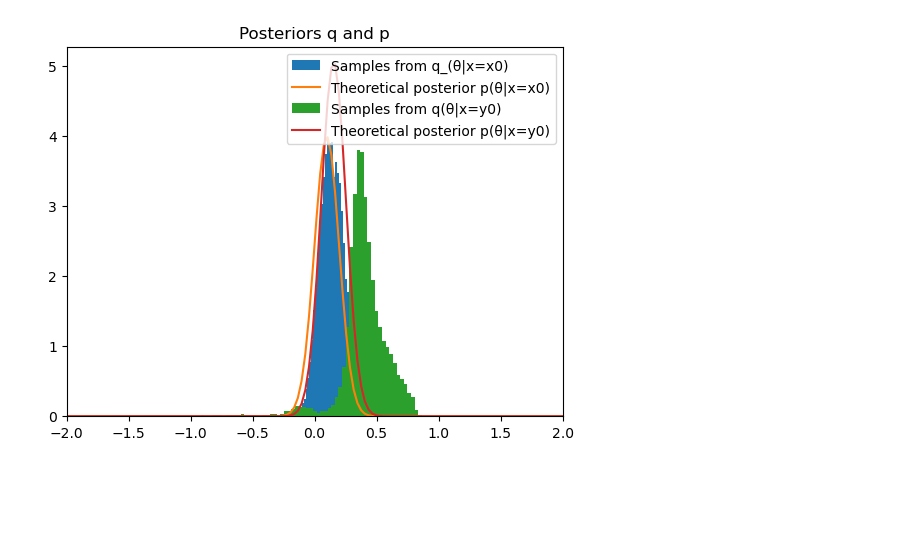
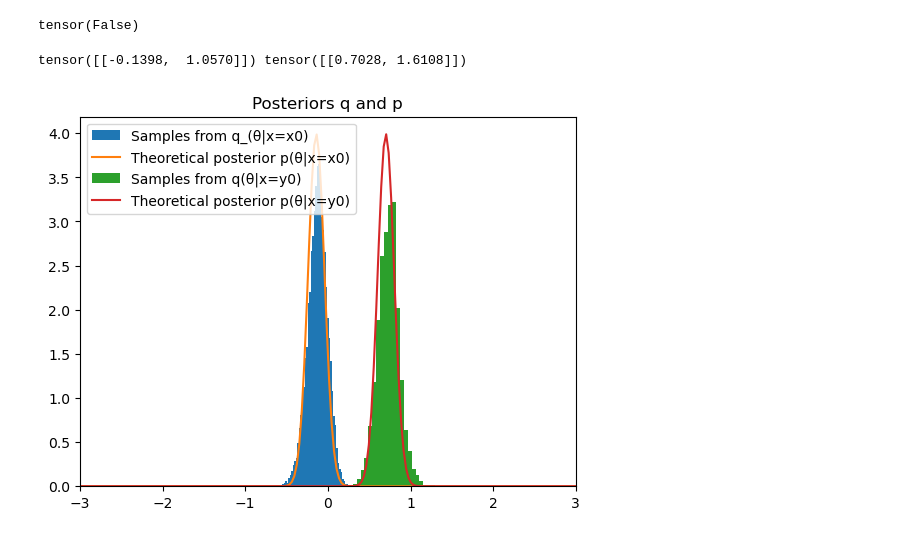
Before and after one commit to MouzaouiMatthieu/PFE, a Jupyter notebook: RNPE.ipynb, the cells around one changed output. Cells and saved outputs as stored; diff of their text form; code cells hidden in the pictures; blank space fills up the shorter version.

```diff
--- a/RNPE.ipynb
+++ b/RNPE.ipynb
@@ -121,6 +125,7 @@ device = "cpu"
 # %%
 def generate_data(thetas, sigma_y_2=1):
     N = thetas.shape[0]
+    sigma_eps = sigma_y_2-1
     res = {}
     means = torch.zeros((N, 1), device=device)
     means_two_z = torch.zeros((N, 1), device=device)
@@ -129,20 +134,19 @@ def generate_data(thetas, sigma_y_2=1):
     raws = torch.zeros((N, 1), device=device)
     two_z_l = torch.zeros((N, 2), device=device)
 
-    with tqdm(thetas, unit='theta', leave=False, desc="Generating data") as tq:
-        for i, theta in enumerate(tq):
-            z = torch.distributions.Normal(theta, 1).sample((100,)).to(device)
-            mean = z.mean()
-            var = z.var()
-            z0, z1 = z[0], z[1]
-            mean_two_z = torch.mean(torch.stack([z0, z1]))
+    for i, theta in enumerate(thetas):
+        z = torch.distributions.Normal(theta, 1).sample((100,)).to(device)
+        mean = z.mean()
+        var = z.var()
+        z0, z1 = z[0], z[1]
+        mean_two_z = torch.mean(torch.stack([z0, z1]))
 
-            means[i] = mean
-            means_two_z[i] = mean_two_z.unsqueeze_(0)
-            means_and_vars[i] = torch.stack([mean.unsqueeze_(0), var.unsqueeze_(0)]).squeeze_()
-            two_z_l[i] = torch.stack([z0, z1]).squeeze_()
-            vars[i] = var
-            raws[i] = z0
+        means[i] = mean
+        means_two_z[i] = mean_two_z.unsqueeze_(0)
+        means_and_vars[i] = torch.stack([mean.unsqueeze_(0), var.unsqueeze_(0)]).squeeze_()
+        two_z_l[i] = torch.stack([z0, z1]).squeeze_()
+        vars[i] = var
+        raws[i] = z0
 
     res["mean"] = {"x": means}
     res["mean_two_z"] = {"x": means_two_z}
@@ -152,7 +156,7 @@ def generate_data(thetas, sigma_y_2=1):
     res["var"] = {"x": vars}
 
     for key in res.keys():
-        epsilons = torch.distributions.Normal(torch.zeros_like(res[key]["x"]), np.sqrt(sigma_y_2)).sample().to(device)
+        epsilons = torch.distributions.Normal(torch.zeros_like(res[key]["x"]), np.sqrt(sigma_eps)).sample().to(device)
         res[key]["eps"] = epsilons
         scale_mean, scale_std = res[key]["x"].mean(0), res[key]["x"].std(0)
         res[key]["scale_parameters"] = scale_mean, scale_std
@@ -161,7 +165,7 @@ def generate_data(thetas, sigma_y_2=1):
     return res
 # %%
 summary = "mean_and_var"
-sigma_2_y = 1
+sigma_2_y = 2
 # %%
 def scale(quantity):
     mean = quantity.mean(0)
@@ -229,7 +232,7 @@ x0 = true_obs_data[summary]["x"].to(device)
 y0 = x0 + true_obs_data[summary]["eps"].to(device)
 
 x0_scaled = (x0 - data[summary]["scale_parameters"][0])/data[summary]["scale_parameters"][1]
-y0_scaled = (y0 - data[summary]["scale_parameters"][0]/data[summary]["scale_parameters"][1])
+y0_scaled = (y0 - data[summary]["scale_parameters"][0])/data[summary]["scale_parameters"][1]
 # %%
 def train_unconditional_flow(flow, loss, x, x_test):
     optimizer = torch.optim.Adam(flow.parameters(), lr=1e-2)
@@ -279,3 +279,11 @@ TODO Essayer sans stdiser même avec q_x ??
+# %%
+q_x_NF().sample((10_000,)).isinf().any()
+# %% [output]
+tensor(False)
+# %%
+print(x0,y0)
+# %% [output]
+tensor([[-0.1398,  1.0570]]) tensor([[0.7028, 1.6108]])
 # %%
 npe_samples_x = q_NPE.sample(x0_scaled,(20_000,))
 npe_samples_rescaled_x = (npe_samples_x+theta_means)*theta_stds
@@ -283,20 +291,20 @@ true_post = get_true_post(summary,x0.squeeze().cpu().numpy())
 
 npe_samples_y = q_NPE.sample(y0_scaled,(20_000,))
 npe_samples_rescaled_y =(npe_samples_y+theta_means)*theta_stds
-theoritical_post_y = get_true_post(summary,y0.squeeze().cpu().numpy(),sigma_2_y)
+theoritical_post_y = get_true_post(summary,y0.squeeze().cpu().numpy())
 # %%
 fig, ax = plt.subplots()
 ax.hist(npe_samples_x.squeeze().cpu(), bins=400, density=True, label="Samples from q_(θ|x=x0)") #!
-ax.plot(theta_grid, true_post.cpu(), label="Theoretical posterior p(θ|x=x0)")
-ax.hist(npe_samples_y.squeeze().cpu(), bins=200, density=True, label="Samples from q(θ|x=y0)") #!
-ax.plot(theta_grid, theoritical_post_y.cpu(), label="Theoretical posterior p(θ|x=y0)")
+ax.plot(theta_grid, true_post, label="Theoretical posterior p(θ|x=x0)")
+ax.hist(npe_samples_y.squeeze(), bins=200, density=True, label="Samples from q(θ|x=y0)") #!
+ax.plot(theta_grid, theoritical_post_y, label="Theoretical posterior p(θ|x=y0)")
 
 ax.set_title("Posteriors q and p")
-ax.set_xlim(-2, 2)
+ax.set_xlim(-3, 3)
 ax.legend()
 plt.show()
 # %% [output]
-[figure, old version]
+[figure, new version]
 # %%
 M = 100_000
 warm_up_steps = 20_000
```
Also changed, not shown: parts of 20 cells of this notebook.
